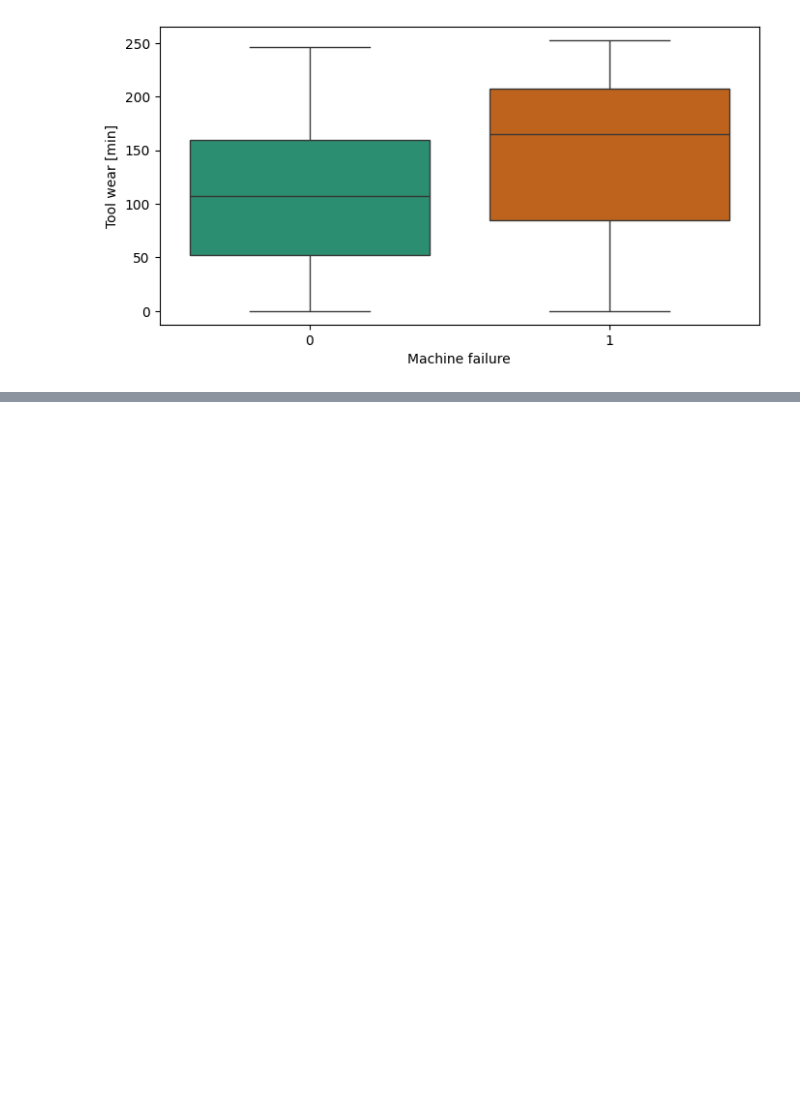
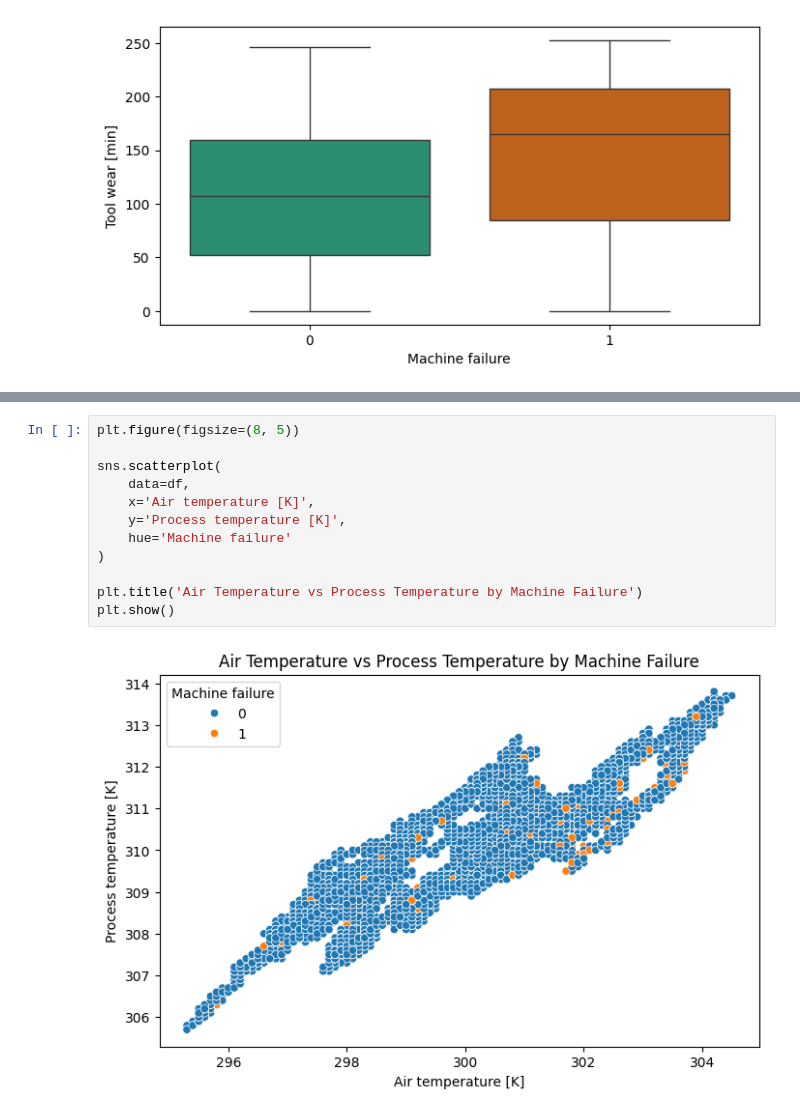
Before and after one commit to yashbhatt0508/Predictive-Maintainance, a Jupyter notebook: predictive_maintainance.ipynb, the cells around one changed output, grey strips where cells are left out. Drawn from its saved outputs; the diff is of its cells as text; blank space fills up the shorter version.

```diff
--- a/predictive_maintainance.ipynb
+++ b/predictive_maintainance.ipynb
@@ -285,0 +366,14 @@ total wear v machine failure , machine failure 0s and 1s median are very differe
+# %%
+plt.figure(figsize=(8, 5))
+
+sns.scatterplot(
+    data=df,
+    x='Air temperature [K]',
+    y='Process temperature [K]',
+    hue='Machine failure'
+)
+
+plt.title('Air Temperature vs Process Temperature by Machine Failure')
+plt.show()
+# %% [output]
+[figure, added]
```
Also changed, not shown: parts of 50 cells of this notebook.
